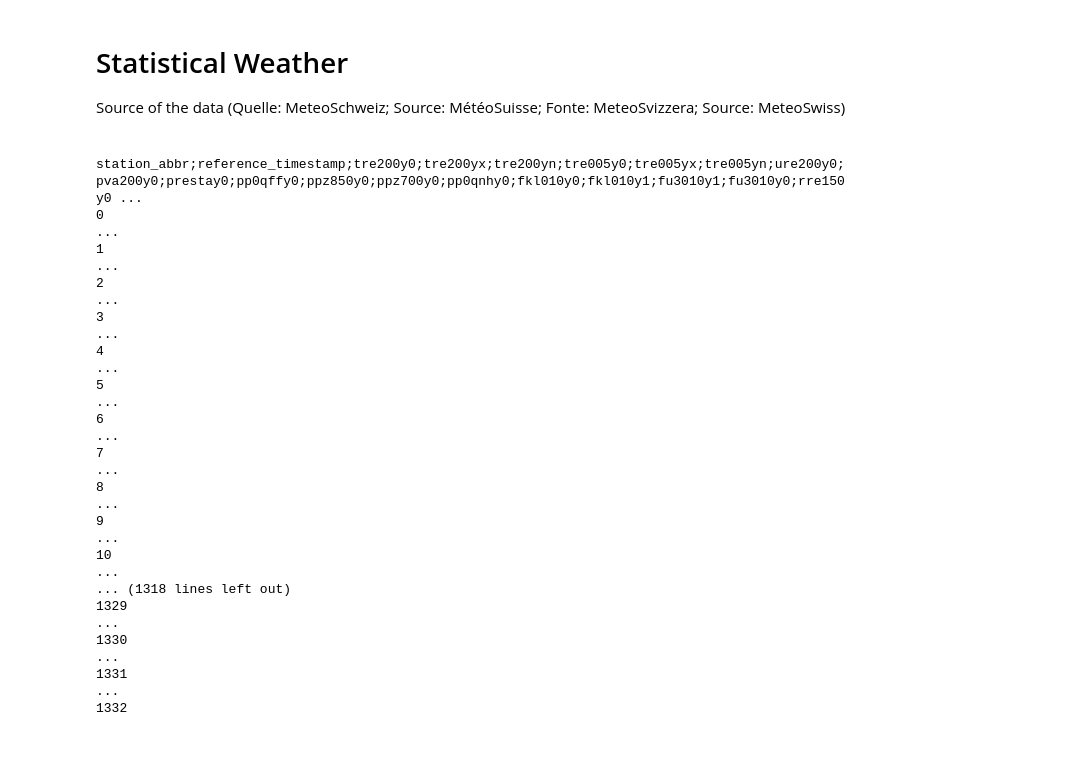
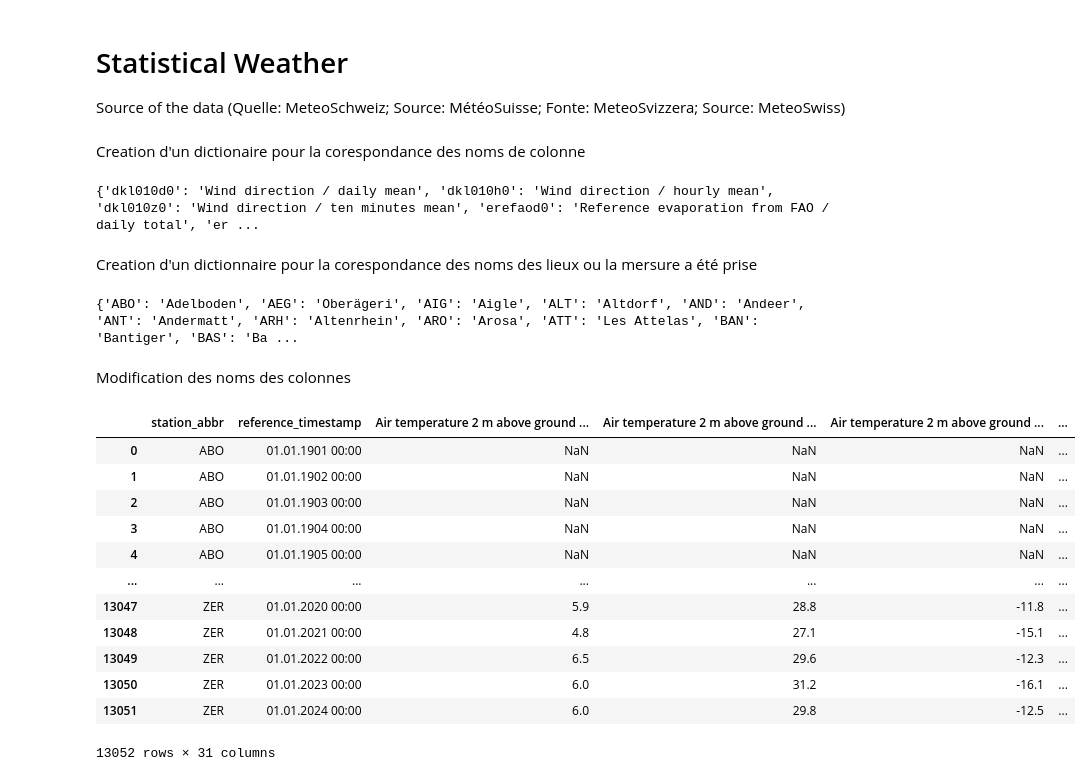
Before and after one commit to Inertie78/StatisticalWeather, a Jupyter notebook: statisticalWeather.ipynb, the cells around one changed output. Cells and saved outputs as stored; diff of their text form; code cells hidden in the pictures; blank space fills up the shorter version.

Commit message:
update name coloums and city

```diff
--- a/statisticalWeather.ipynb
+++ b/statisticalWeather.ipynb
@@ -5,31 +5,52 @@ Source of the data (Quelle: MeteoSchweiz; Source: MétéoSuisse; Fonte: MeteoSvi
 # %%
 import pandas as pd
 import numpy as np
+# %% [markdown]
+Creation d'un dictionaire pour la corespondance des noms de colonne
 # %%
-data_frame = pd.read_csv('data/dataWeather.csv', sep=';')
-
 columns_id = pd.read_csv('data/columns_identifier.csv', sep=';', encoding="latin1")
 
+newColums_id =[]
 
-col = columns_id.columns
+for i in range(len(columns_id["parameter_description_en"])):
+    newColums_id.append(columns_id["parameter_description_en"][i].replace(";", " /"))
 
-print(columns_id["parameter_shortname"])
-print(columns_id["parameter_description_en"])
+dict_nameColumns = dict(zip(columns_id["parameter_shortname"], newColums_id))
+print(dict_nameColumns)
 # %% [output]
-      station_abbr;reference_timestamp;tre200y0;tre200yx;tre200yn;tre005y0;tre005yx;tre005yn;ure200y0;pva200y0;prestay0;pp0qffy0;ppz850y0;ppz700y0;pp0qnhy0;fkl010y0;fkl010y1;fu3010y1;fu3010y0;rre150y0 ...
-0                                                                                                                                                                                                        ...
-1                                                                                                                                                                                                        ...
-2                                                                                                                                                                                                        ...
-3                                                                                                                                                                                                        ...
-4                                                                                                                                                                                                        ...
-5                                                                                                                                                                                                        ...
-6                                                                                                                                                                                                        ...
-7                                                                                                                                                                                                        ...
-8                                                                                                                                                                                                        ...
-9                                                                                                                                                                                                        ...
-10                                                                                                                                                                                                       ...
-... (1318 lines left out)
-1329                                                                                                                                                                                                     ...
-1330                                                                                                                                                                                                     ...
-1331                                                                                                                                                                                                     ...
-1332
+{'dkl010d0': 'Wind direction / daily mean', 'dkl010h0': 'Wind direction / hourly mean', 'dkl010z0': 'Wind direction / ten minutes mean', 'erefaod0': 'Reference evaporation from FAO / daily total', 'er ...
+# %% [markdown]
+Creation d'un dictionnaire pour la corespondance des noms des lieux ou la mersure a été prise
+# %%
+nameContry = pd.read_csv('data/ogd-smn_meta_stations.csv', sep=';', encoding="latin1")
+
+new_nameContry =[]
+
+for i in range(len(nameContry["station_name"])):
+    new_nameContry.append(nameContry["station_name"][i].replace(",", " /"))
+
+dict_nameContry = dict(zip(nameContry["station_abbr"], new_nameContry))
+print(dict_nameContry)
+# %% [output]
+{'ABO': 'Adelboden', 'AEG': 'Oberägeri', 'AIG': 'Aigle', 'ALT': 'Altdorf', 'AND': 'Andeer', 'ANT': 'Andermatt', 'ARH': 'Altenrhein', 'ARO': 'Arosa', 'ATT': 'Les Attelas', 'BAN': 'Bantiger', 'BAS': 'Ba ...
+# %% [markdown]
+Modification des noms des colonnes
+# %%
+data_frame = pd.read_csv('data/dataWeather.csv', sep=';')
+data_frame.rename(dict_nameColumns, axis=1, inplace=True)
+
+data_frame
+# %% [output]
+|  | station_abbr | reference_timestamp | Air temperature 2 m above ground ... | Air temperature 2 m above ground ... | Air temperature 2 m above ground ... | ... |
+| 0 | ABO | 01.01.1901 00:00 | NaN | NaN | NaN | ... |
+| 1 | ABO | 01.01.1902 00:00 | NaN | NaN | NaN | ... |
+| 2 | ABO | 01.01.1903 00:00 | NaN | NaN | NaN | ... |
+| 3 | ABO | 01.01.1904 00:00 | NaN | NaN | NaN | ... |
+| 4 | ABO | 01.01.1905 00:00 | NaN | NaN | NaN | ... |
+| ... | ... | ... | ... | ... | ... | ... |
+| 13047 | ZER | 01.01.2020 00:00 | 5.9 | 28.8 | -11.8 | ... |
+| 13048 | ZER | 01.01.2021 00:00 | 4.8 | 27.1 | -15.1 | ... |
+| 13049 | ZER | 01.01.2022 00:00 | 6.5 | 29.6 | -12.3 | ... |
+| 13050 | ZER | 01.01.2023 00:00 | 6.0 | 31.2 | -16.1 | ... |
+| 13051 | ZER | 01.01.2024 00:00 | 6.0 | 29.8 | -12.5 | ... |
+13052 rows × 31 columns
```
Also changed, not shown: 1 other file.
